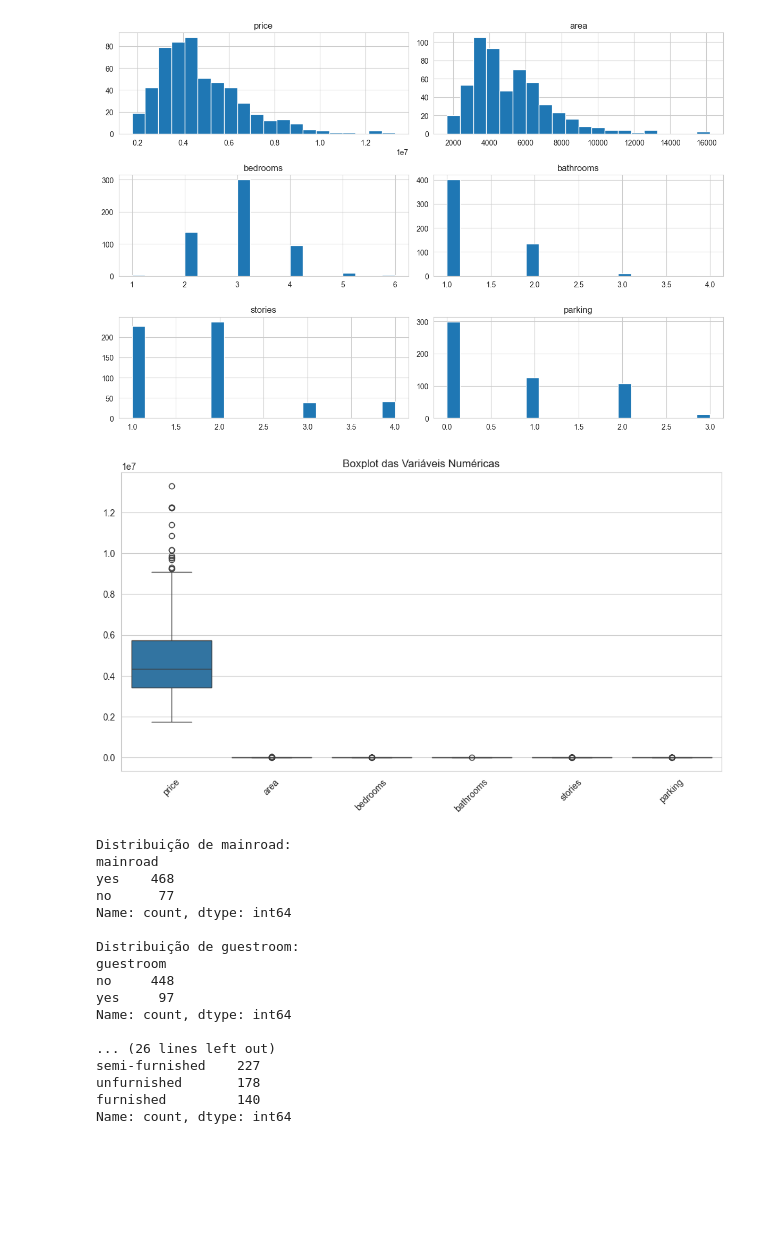
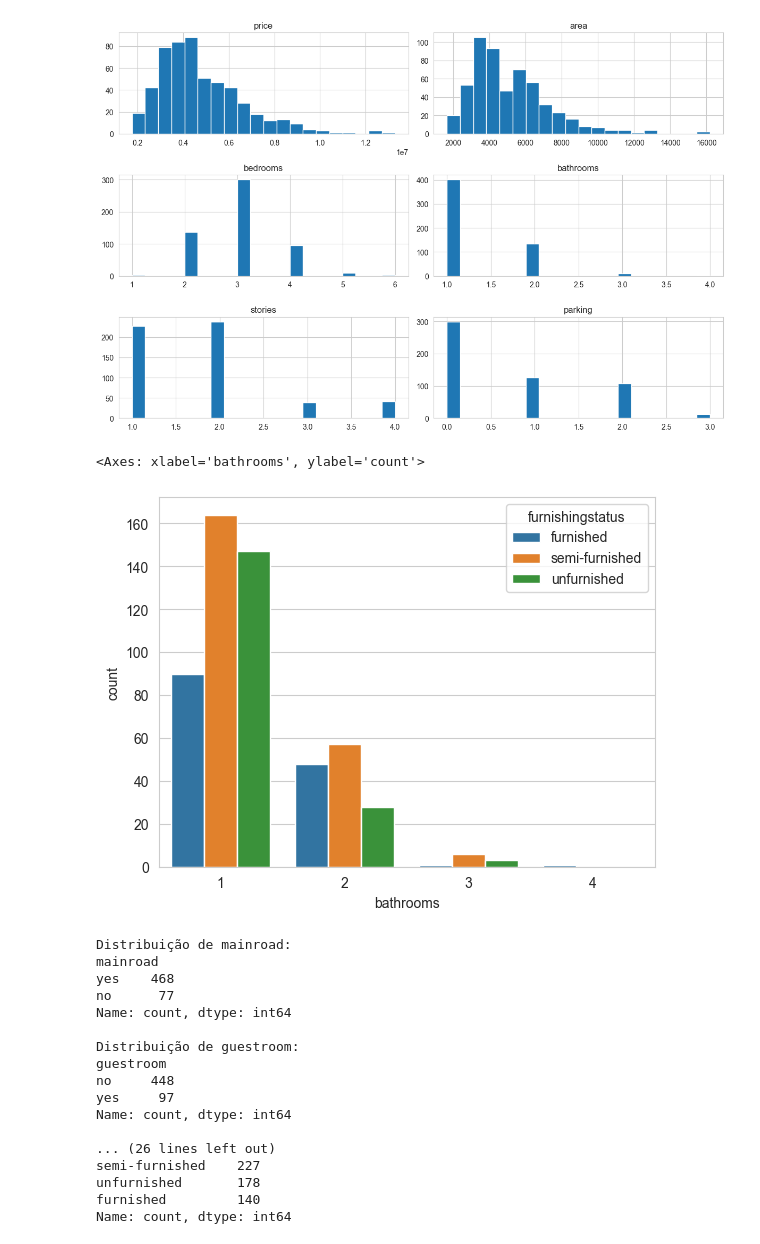
Before and after one commit to hassanrodrigues/av_tec-housing-price-prediction, a Jupyter notebook: housing_price_prediction.ipynb, the cells around one changed output. Drawn from its saved outputs; the diff is of its cells as text; code cells hidden in the pictures; blank space fills up the shorter version.

```diff
--- a/housing_price_prediction.ipynb
+++ b/housing_price_prediction.ipynb
@@ -5,3 +15,3 @@ import seaborn as sns
 # %%
-data = pd.read_csv('dataset/Housing.csv')
+df = pd.read_csv('dataset/Housing.csv')
 # %%
@@ -285,12 +330,9 @@ plt.tight_layout()
 plt.show()
 # %% [output]
 [figure]
-# %%
-plt.figure(figsize=(12, 6))
-sns.boxplot(data=numerical_data)
-plt.xticks(rotation=45)
-plt.title("Boxplot das Variáveis Numéricas")
-plt.show()
-# %% [output]
-[figure, removed]
+# %%
+sns.countplot(df, x="bathrooms", hue="furnishingstatus")
+# %% [output]
+<Axes: xlabel='bathrooms', ylabel='count'>
+[figure, added]
 # %%
```
Also changed, not shown: parts of 48 cells of this notebook, 1 other file.
